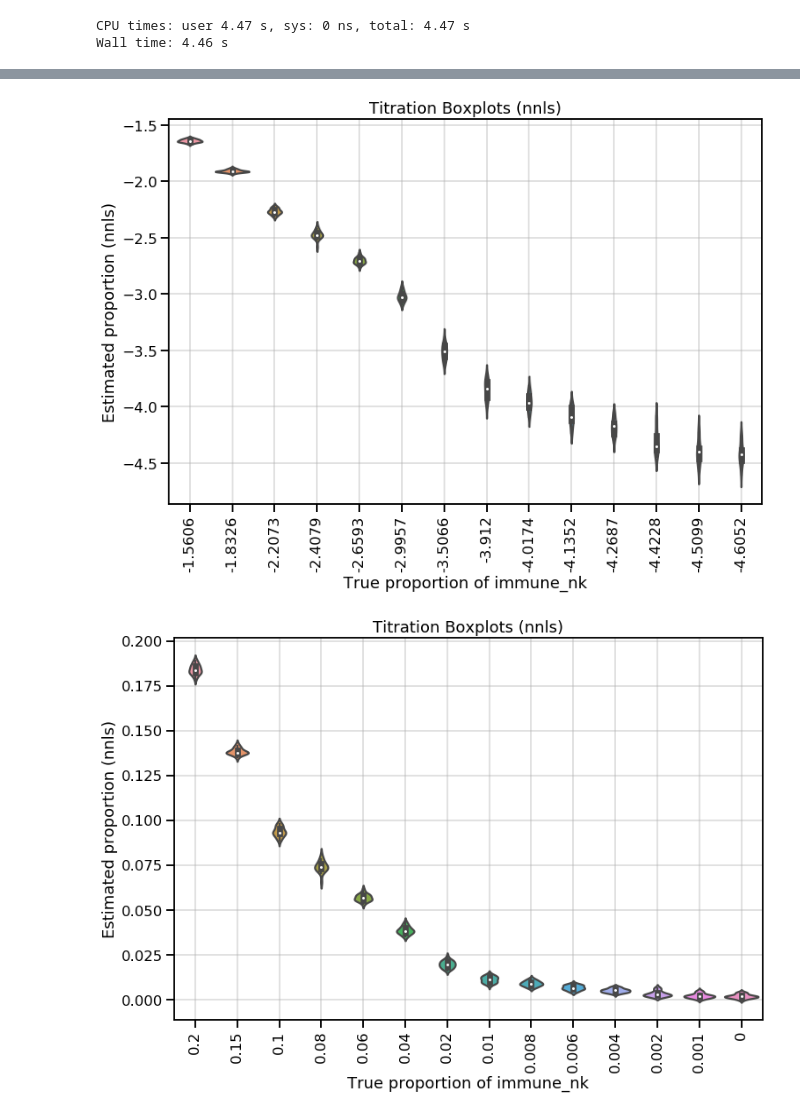
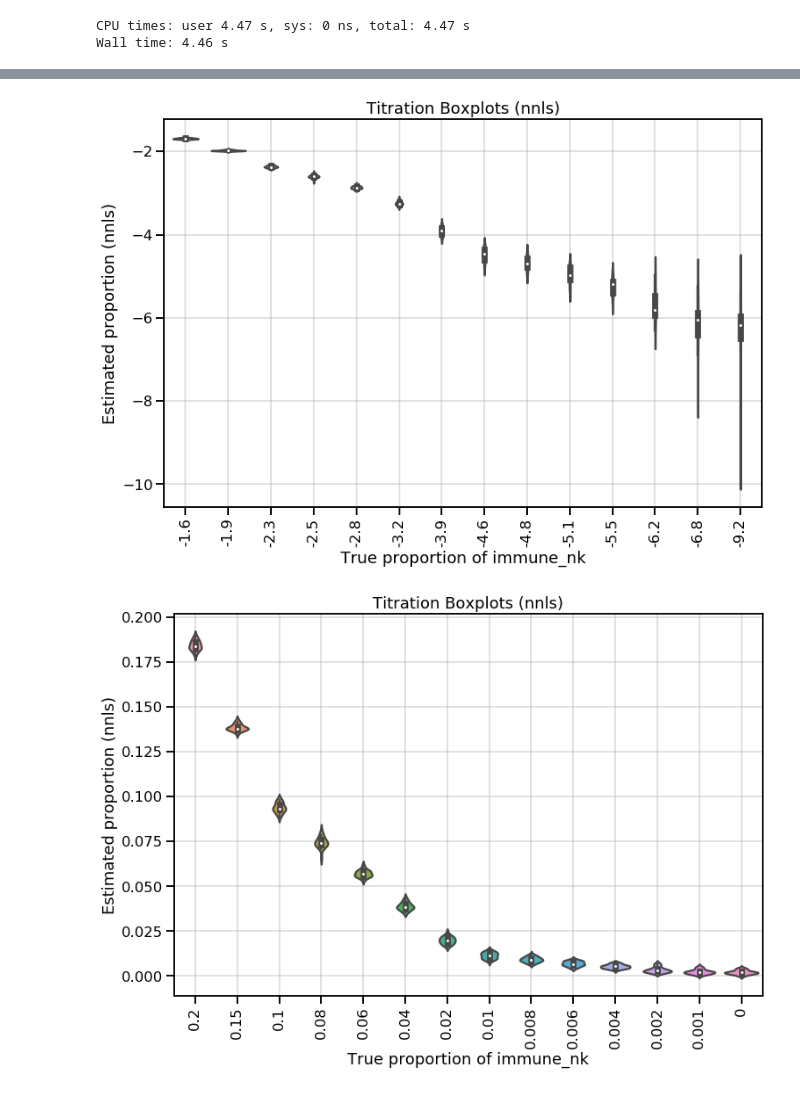
Before and after one commit to gh-msun/gh-msun, a Jupyter notebook: projects/2023_06_26_SRT_deconvolution_MS/notebooks/titration/primary_immune_loyfer_wholeblood/titration_NK.ipynb, the cells around one changed output, grey strips where cells are left out. Cells and saved outputs as stored; diff of their text form; code cells hidden in the pictures.

Commit message:
update violin plots

```diff
--- a/projects/2023_06_26_SRT_deconvolution_MS/notebooks/titration/primary_immune_loyfer_wholeblood/titration_NK.ipynb
+++ b/projects/2023_06_26_SRT_deconvolution_MS/notebooks/titration/primary_immune_loyfer_wholeblood/titration_NK.ipynb
@@ -411,13 +423,13 @@ log_x = list(np.log(np.array(TITRATION_LIST)+eps))
 # %%
 eps = sys.float_info.epsilon
 dcnv.boxplot_titration_log(list_of_deconvolution_dfs=deconvolution_nnls,
                       cell_type=TITRATING_CELLTYPE_ATLAS,
                       true_proportions=TITRATION_LIST,
                       deconvolution_method_name='nnls',
-                      eps = 0.01
+                      eps = 0.0001
                       )
 # %% [output]
-[figure, old version]
+[figure, new version]
 # %%
 dcnv.boxplot_titration(list_of_deconvolution_dfs=deconvolution_nnls,
                       cell_type=TITRATING_CELLTYPE_ATLAS,
```
Also changed, not shown: parts of 3 cells of this notebook, 8 other files.
